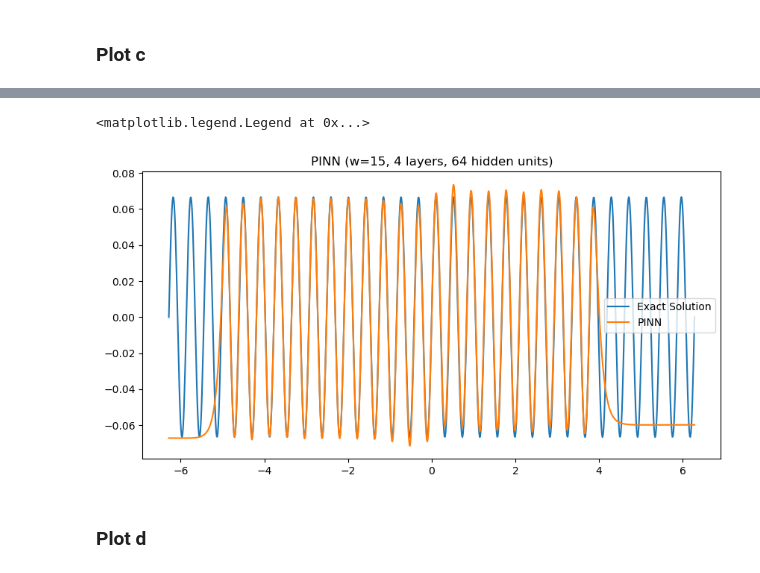
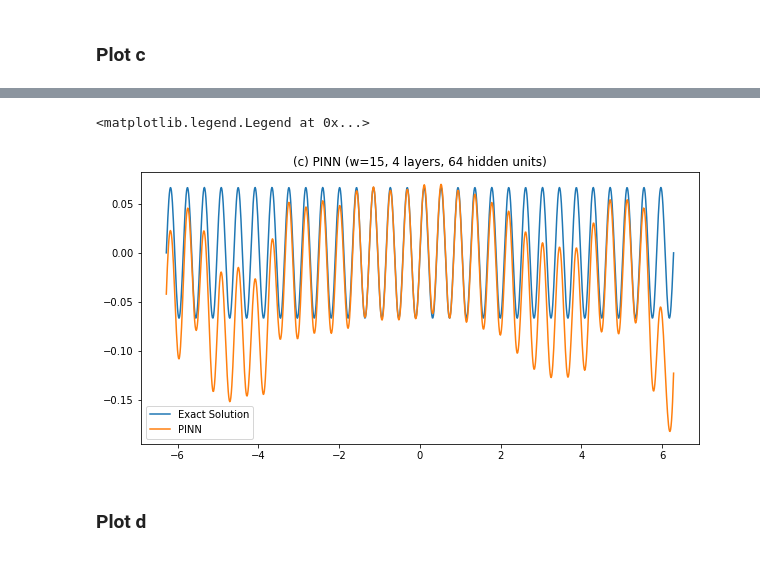
Before and after one commit to guglielmopacifico/DeepLearning, a Jupyter notebook: Task_B/Final_Version/Baseline.ipynb, the cells around one changed output, grey strips where cells are left out. Cells and saved outputs as stored; diff of their text form; code cells hidden in the pictures.

```diff
--- a/Task_B/Final_Version/Baseline.ipynb
+++ b/Task_B/Final_Version/Baseline.ipynb
@@ -113,7 +135,7 @@ activation_function = nn.Tanh()
 model = PINN_Cos_1D(domain_extrema, n_hidden_layers, neurons, activation_function, w)
 
 num_points = 200*15
-n_epochs = 10000
+n_epochs = 50000
 
 optimizer_ADAM = optim.Adam(model.parameters(),
                             lr=float(0.001))
@@ -124,28 +146,31 @@ Final loss:  0.14306342601776123         Training_time:  1  min  6  s
 # %%
 # MAKE THE PLOT
 model.eval()
 
 # test points
 x = torch.linspace(-2*torch.pi, 2*torch.pi, 1000, dtype=torch.float32, device=DEVICE, requires_grad=True).reshape(-1, 1)   # the input has to be of shape (n, 1)
 
 # Evaluate the exact solution
 u_exact = model.exact_solution(x)
 
 # Evaluate the approximate solution
 u_approx = torch.tanh(model.w * model.normalize_input(x)) * model.unnormalize_output( model( model.normalize_input(x)) )
 
 # Resale the approximate solution to the same scale as the exact solution
 u_approx = model.restore_output(u_approx)
 
+
+torch.save(model.state_dict(), 'PINN_w15_4_64')
+
 #Plot
 fig = plt.figure(figsize=(10, 5))
 plt.plot(x.cpu().detach().numpy(), u_exact.cpu().detach().numpy(), label='Exact Solution')
 plt.plot(x.cpu().detach().numpy(), u_approx.cpu().detach().numpy(), label='PINN')
-plt.title(f'PINN (w={model.w}, {model.n_hidden_layers} layers, {model.neurons[0]} hidden units)')
+plt.title(f'(c) PINN (w={model.w}, {model.n_hidden_layers} layers, {model.neurons[0]} hidden units)')
 plt.legend()
 # %% [output]
 <matplotlib.legend.Legend at 0x...>
-[figure, old version]
+[figure, new version]
 # %% [markdown]
 ### Plot d
 # %%
```
Also changed, not shown: parts of 10 cells of this notebook, 17 other files.
